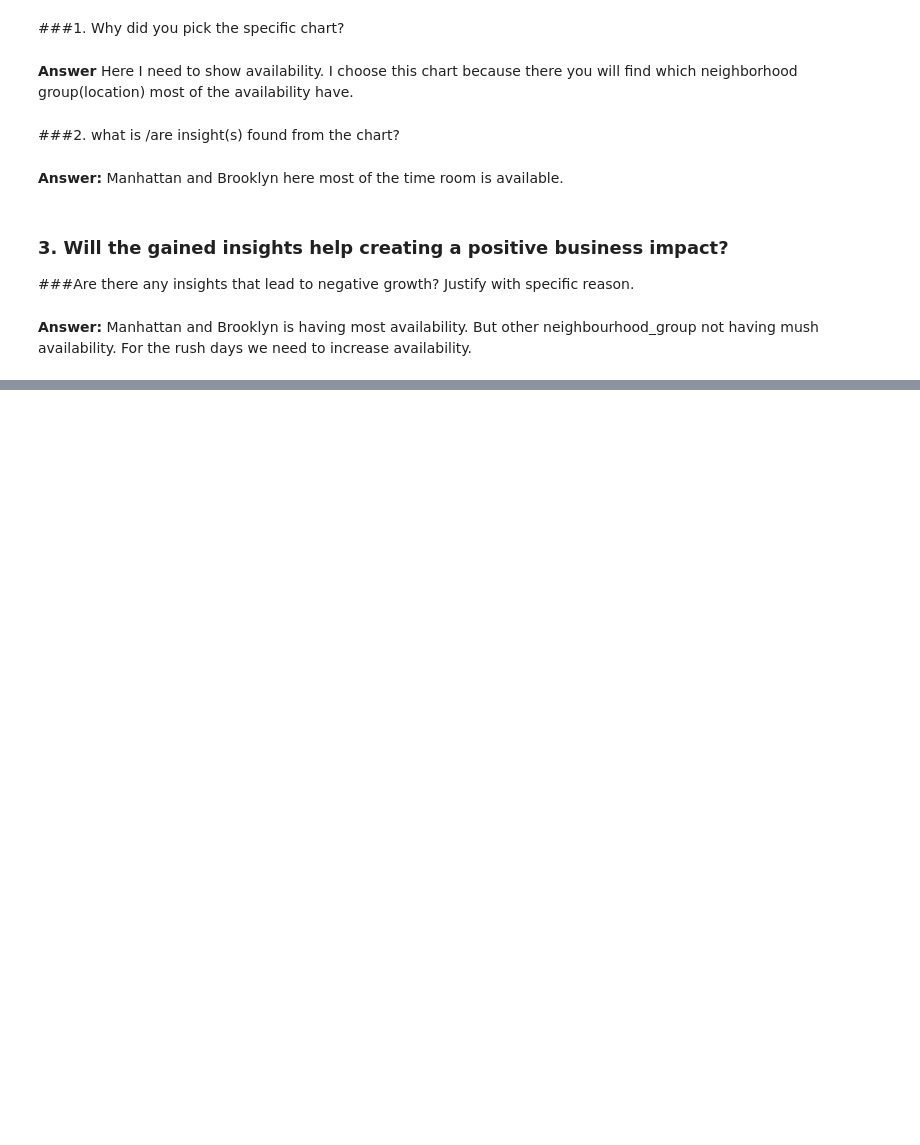
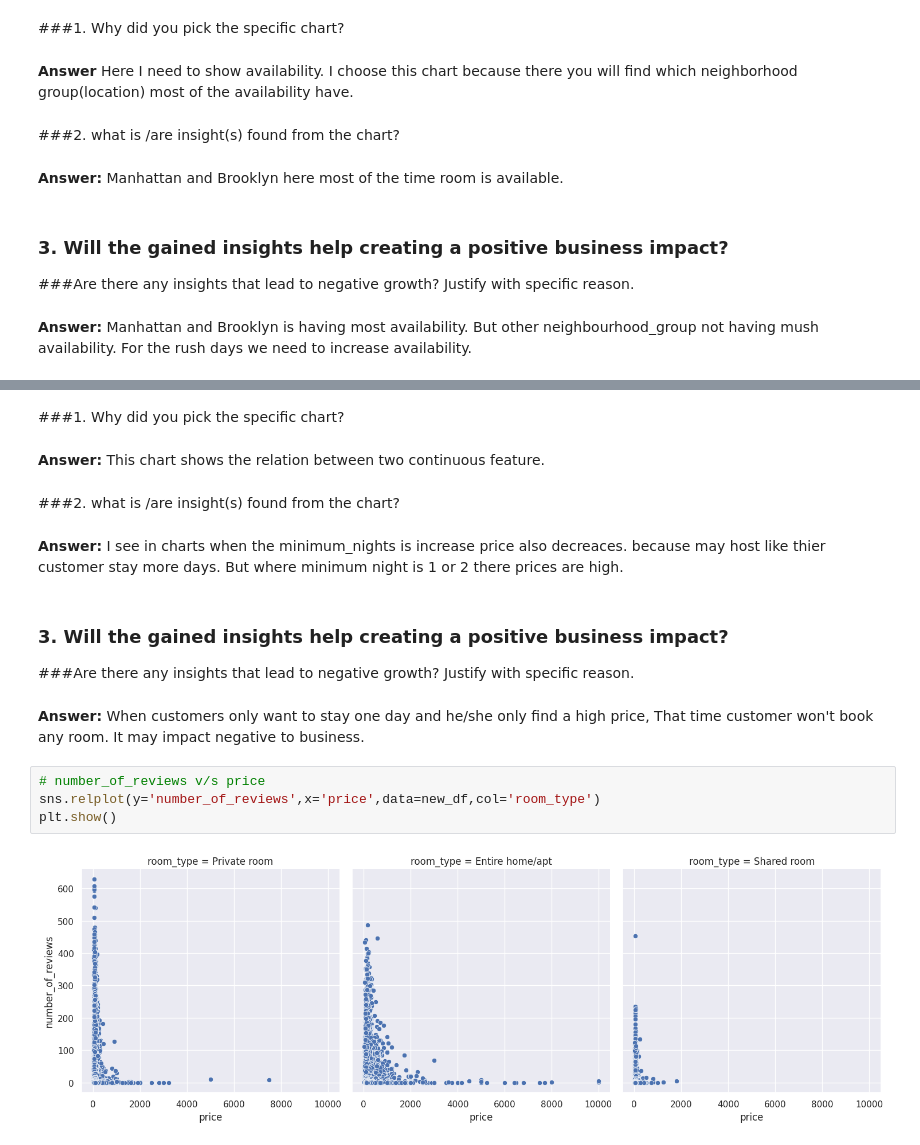
Before and after one commit to David-Kumawat/Capstone_Project-AirBnb_Bookings_Analysis, a Jupyter notebook: Capstone_EDA_Project_AirBnb_Bookings_Analysis.ipynb, the cells around one changed output, grey strips where cells are left out. Drawn from its saved outputs; the diff is of its cells as text; blank space fills up the shorter version.

```diff
--- a/Capstone_EDA_Project_AirBnb_Bookings_Analysis.ipynb
+++ b/Capstone_EDA_Project_AirBnb_Bookings_Analysis.ipynb
@@ -732,0 +768,19 @@ plt.show()
+# %% [markdown]
+###1. Why did you pick the specific chart?
+# %% [markdown]
+**Answer:** This chart shows the relation between two continuous feature.
+# %% [markdown]
+###2. what is /are insight(s) found from the chart?
+# %% [markdown]
+**Answer:** I see in charts when the minimum_nights is increase price also decreaces. because may host like thier customer stay more days. But where minimum night is 1 or 2 there prices are high.
+# %% [markdown]
+### 3. Will the gained insights help creating a positive business impact?
+###Are there any insights that lead to negative growth? Justify with specific reason.
+# %% [markdown]
+**Answer:** When customers only want to stay one day and he/she only find a high price, That time customer won't book any room. It may impact negative to business.
+# %%
+# number_of_reviews v/s price
+sns.relplot(y='number_of_reviews',x='price',data=new_df,col='room_type')
+plt.show()
+# %% [output]
+[figure, added]
```
Also changed, not shown: parts of 48 cells of this notebook.
